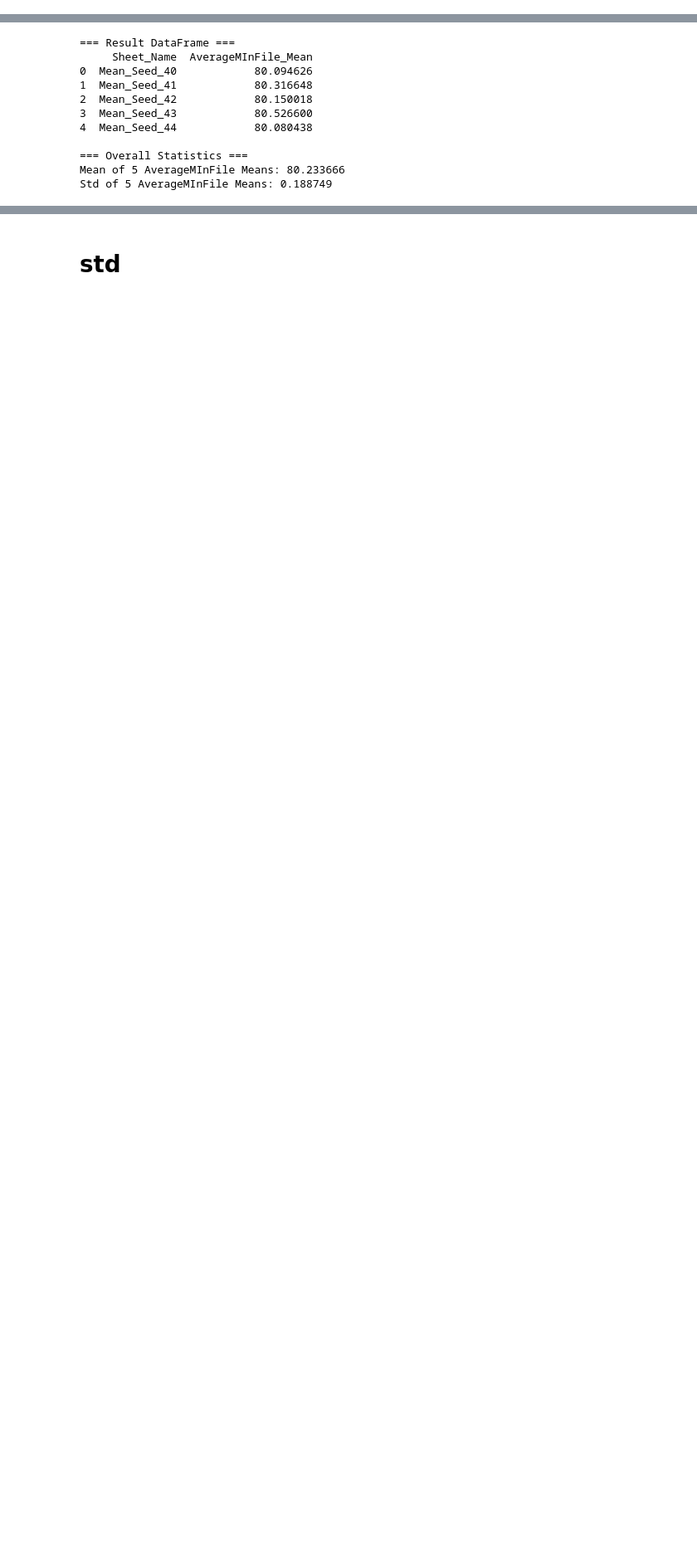
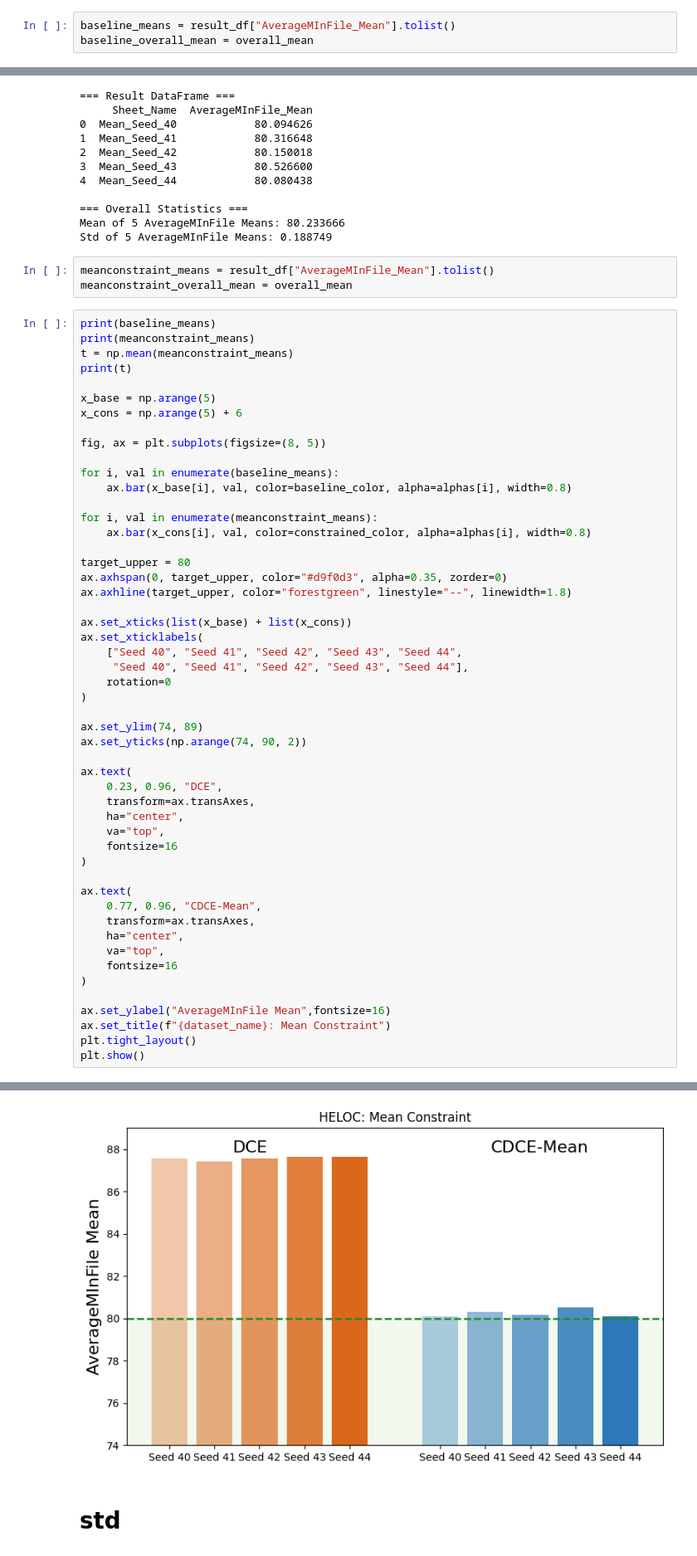
Before and after one commit to understanding-ml/Constrained-DCE, a Jupyter notebook: HELOC_analysis.ipynb, the cells around one changed output, grey strips where cells are left out. Shown at 83% size. Saved outputs shown, nothing was run; the diff lists cells and outputs as text; blank space fills up the shorter version.

```diff
--- a/HELOC_analysis.ipynb
+++ b/HELOC_analysis.ipynb
@@ -117,6 +312,9 @@ print(f"Std of 5 AverageMInFile Means: {overall_std}")
 === Overall Statistics ===
 Mean of 5 AverageMInFile Means: 87.560808
 Std of 5 AverageMInFile Means: 0.081915
+# %%
+baseline_means = result_df["AverageMInFile_Mean"].tolist()
+baseline_overall_mean = overall_mean
 # %%
 file_path = os.path.join(data_dir, f"{dataset_name}_MeanConstraint.xlsx")
 
@@ -151,3 +349,58 @@ print(f"Std of 5 AverageMInFile Means: {overall_std}")
 === Overall Statistics ===
 Mean of 5 AverageMInFile Means: 80.233666
 Std of 5 AverageMInFile Means: 0.188749
+# %%
+meanconstraint_means = result_df["AverageMInFile_Mean"].tolist()
+meanconstraint_overall_mean = overall_mean
+# %%
+print(baseline_means)
+print(meanconstraint_means)
+t = np.mean(meanconstraint_means)
+print(t)
+
+x_base = np.arange(5)
+x_cons = np.arange(5) + 6
+
+fig, ax = plt.subplots(figsize=(8, 5))
+
+for i, val in enumerate(baseline_means):
+    ax.bar(x_base[i], val, color=baseline_color, alpha=alphas[i], width=0.8)
+
+for i, val in enumerate(meanconstraint_means):
+    ax.bar(x_cons[i], val, color=constrained_color, alpha=alphas[i], width=0.8)
+
+target_upper = 80
+ax.axhspan(0, target_upper, color="#d9f0d3", alpha=0.35, zorder=0)
+ax.axhline(target_upper, color="forestgreen", linestyle="--", linewidth=1.8)
+
+ax.set_xticks(list(x_base) + list(x_cons))
+ax.set_xticklabels(
+    ["Seed 40", "Seed 41", "Seed 42", "Seed 43", "Seed 44",
+     "Seed 40", "Seed 41", "Seed 42", "Seed 43", "Seed 44"],
+    rotation=0
+)
+
+ax.set_ylim(74, 89)
+ax.set_yticks(np.arange(74, 90, 2))
+
+ax.text(
+    0.23, 0.96, "DCE",
+    transform=ax.transAxes,
+    ha="center",
+    va="top",
+    fontsize=16
+)
+
+ax.text(
+    0.77, 0.96, "CDCE-Mean",
+    transform=ax.transAxes,
+    ha="center",
+    va="top",
+    fontsize=16
+)
+
+ax.set_ylabel("AverageMInFile Mean",fontsize=16)
+ax.set_title(f"{dataset_name}: Mean Constraint")
+plt.tight_layout()
+plt.show()
+# %% [output]
@@ -154,3 +410,4 @@ Std of 5 AverageMInFile Means: 0.188749
+[figure, added]
 # %% [markdown]
 # std
 # %%
```
Also changed, not shown: parts of 14 cells of this notebook, 44 other files.
